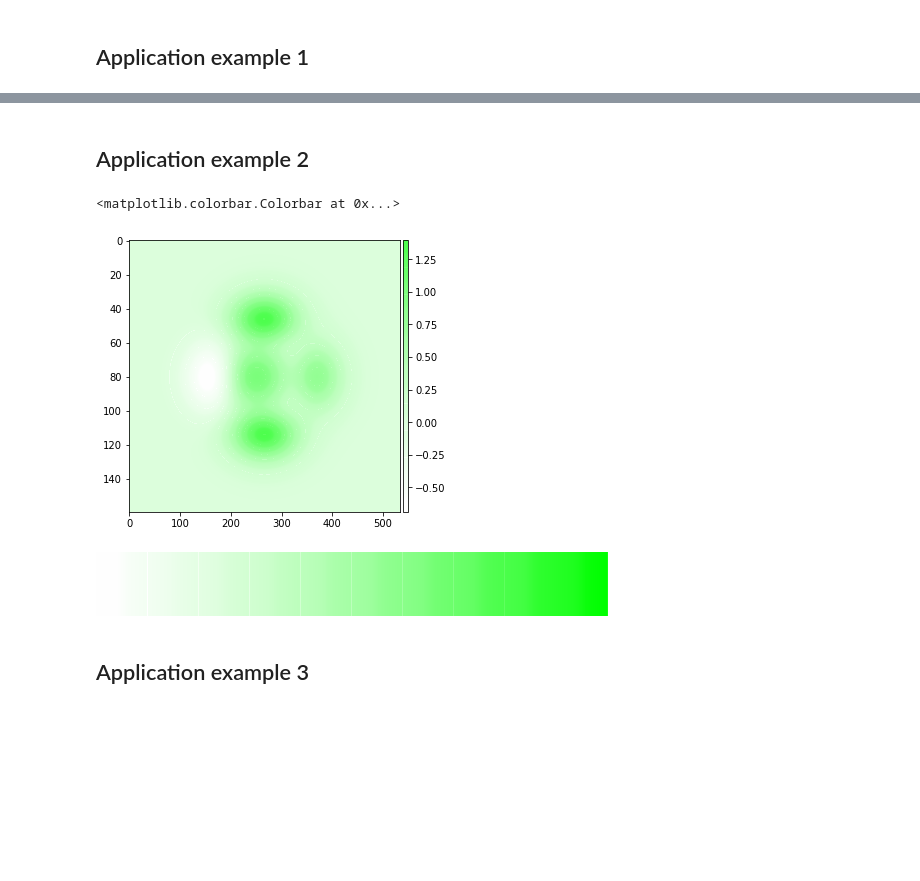
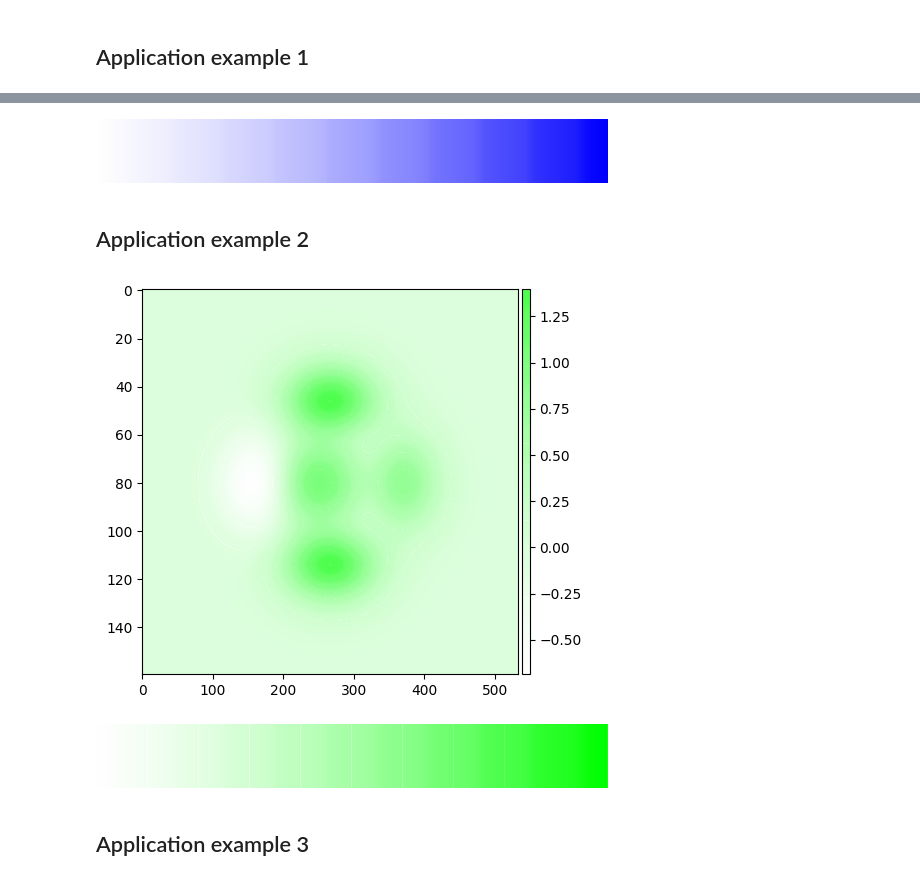
Before and after one commit to LudovicGardy/colormaps_ReBaD, a Jupyter notebook: custom_colormaps.ipynb, the cells around one changed output, grey strips where cells are left out. Cells and saved outputs as stored; diff of their text form; code cells hidden in the pictures; blank space fills up the shorter version.

```diff
--- a/custom_colormaps.ipynb
+++ b/custom_colormaps.ipynb
@@ -442,31 +54,18 @@ color_map
+# %%
+color_map
+# %% [output]
+[figure, added]
 # %% [markdown]
 ## Application example 2
 # %%
-color_map_i = int(HaReBaD_color_matrix_upper.shape[1]/2)
-color_map = ListedColormap(HaReBaD_color_matrix_upper[:,color_map_i,:][::-1])
-
-#- Create image
-Z2 = create_image()
 f, ax = plt.subplots(figsize= (5,5))
-img = ax.imshow(Z2, cmap =color_map, alpha = 0.7,
-           interpolation ='bilinear', aspect = "auto")
-
-#- Create colorbar
-aspect = 20
-pad_fraction = 0.5
-divider = make_axes_locatable(ax)
-height = axes_size.AxesX(ax, aspect=2/100)
-pad = axes_size.Fraction(0.5, height)
-cax = divider.append_axes("right", size=height, pad=pad)
-cax.tick_params(axis='both', which='major')
-plt.colorbar(img, cax=cax, orientation="vertical")
+color_map = show_individual_example(HaReBaD_color_matrix_upper, int(HaReBaD_color_matrix_upper.shape[1]/2), ax)
 # %% [output]
-<matplotlib.colorbar.Colorbar at 0x...>
-[figure, old version]
+[figure, new version]
-# %%
-color_map
-# %% [output]
-[figure, removed]
+# %%
+color_map
+# %% [output]
+[figure, added]
 # %% [markdown]
 ## Application example 3
 # %%
```
Also changed, not shown: parts of 17 cells of this notebook, 7 other files.
